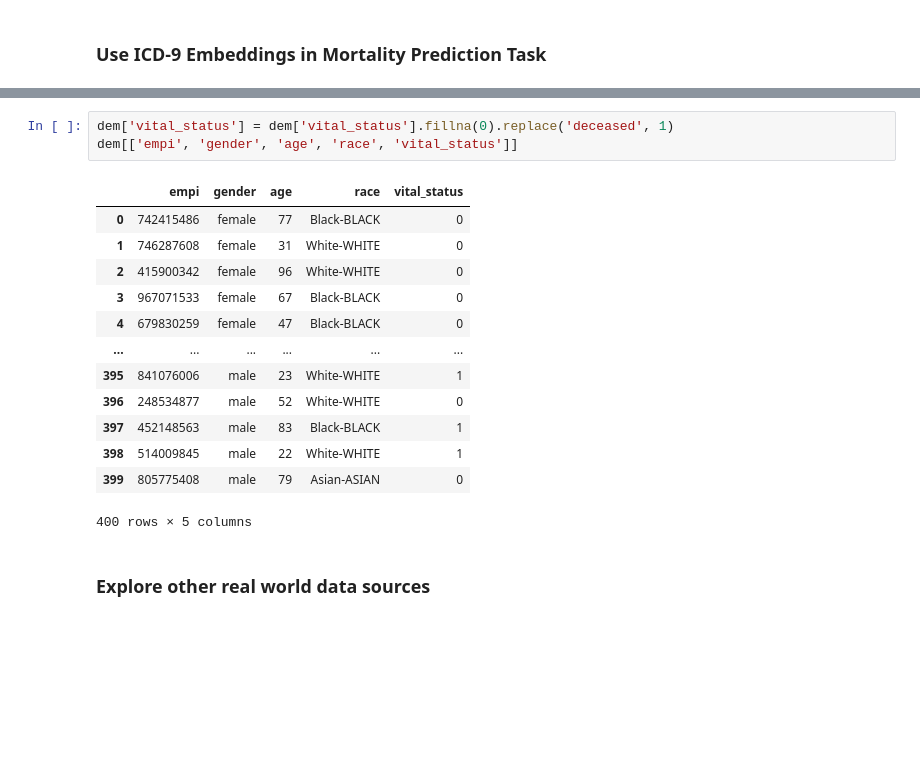
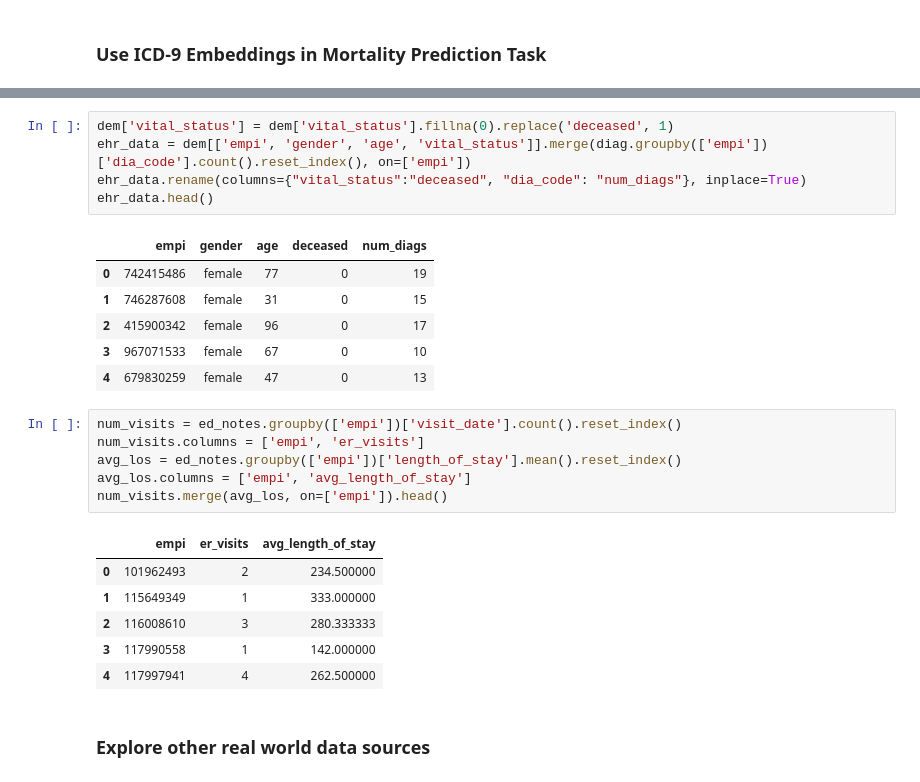
Before and after one commit to drewwilimitis/Hyperbolic-ICD-Embeddings-MIMIC3, a Jupyter notebook: Test_EHR_Concept_Embeddings.ipynb, the cells around one changed output, grey strips where cells are left out. Cells and saved outputs as stored; diff of their text form; blank space fills up the shorter version.

```diff
--- a/Test_EHR_Concept_Embeddings.ipynb
+++ b/Test_EHR_Concept_Embeddings.ipynb
@@ -335,20 +358,28 @@ plt.imshow(img);
 # %%
 dem['vital_status'] = dem['vital_status'].fillna(0).replace('deceased', 1)
-dem[['empi', 'gender', 'age', 'race', 'vital_status']]
+ehr_data = dem[['empi', 'gender', 'age', 'vital_status']].merge(diag.groupby(['empi'])['dia_code'].count().reset_index(), on=['empi'])
+ehr_data.rename(columns={"vital_status":"deceased", "dia_code": "num_diags"}, inplace=True)
+ehr_data.head()
 # %% [output]
-|  | empi | gender | age | race | vital_status |
-| 0 | 742415486 | female | 77 | Black-BLACK | 0 |
-| 1 | 746287608 | female | 31 | White-WHITE | 0 |
-| 2 | 415900342 | female | 96 | White-WHITE | 0 |
-| 3 | 967071533 | female | 67 | Black-BLACK | 0 |
-| 4 | 679830259 | female | 47 | Black-BLACK | 0 |
-| ... | ... | ... | ... | ... | ... |
-| 395 | 841076006 | male | 23 | White-WHITE | 1 |
-| 396 | 248534877 | male | 52 | White-WHITE | 0 |
-| 397 | 452148563 | male | 83 | Black-BLACK | 1 |
-| 398 | 514009845 | male | 22 | White-WHITE | 1 |
-| 399 | 805775408 | male | 79 | Asian-ASIAN | 0 |
+|  | empi | gender | age | deceased | num_diags |
+| 0 | 742415486 | female | 77 | 0 | 19 |
+| 1 | 746287608 | female | 31 | 0 | 15 |
+| 2 | 415900342 | female | 96 | 0 | 17 |
+| 3 | 967071533 | female | 67 | 0 | 10 |
+| 4 | 679830259 | female | 47 | 0 | 13 |
-400 rows × 5 columns
+# %%
+num_visits = ed_notes.groupby(['empi'])['visit_date'].count().reset_index()
+num_visits.columns = ['empi', 'er_visits']
+avg_los = ed_notes.groupby(['empi'])['length_of_stay'].mean().reset_index()
+avg_los.columns = ['empi', 'avg_length_of_stay']
+num_visits.merge(avg_los, on=['empi']).head()
+# %% [output]
+|  | empi | er_visits | avg_length_of_stay |
+| 0 | 101962493 | 2 | 234.500000 |
+| 1 | 115649349 | 1 | 333.000000 |
+| 2 | 116008610 | 3 | 280.333333 |
+| 3 | 117990558 | 1 | 142.000000 |
+| 4 | 117997941 | 4 | 262.500000 |
 # %% [markdown]
 ### Explore other real world data sources
 # %%
```
Also changed, not shown: parts of 1 cell of this notebook.
